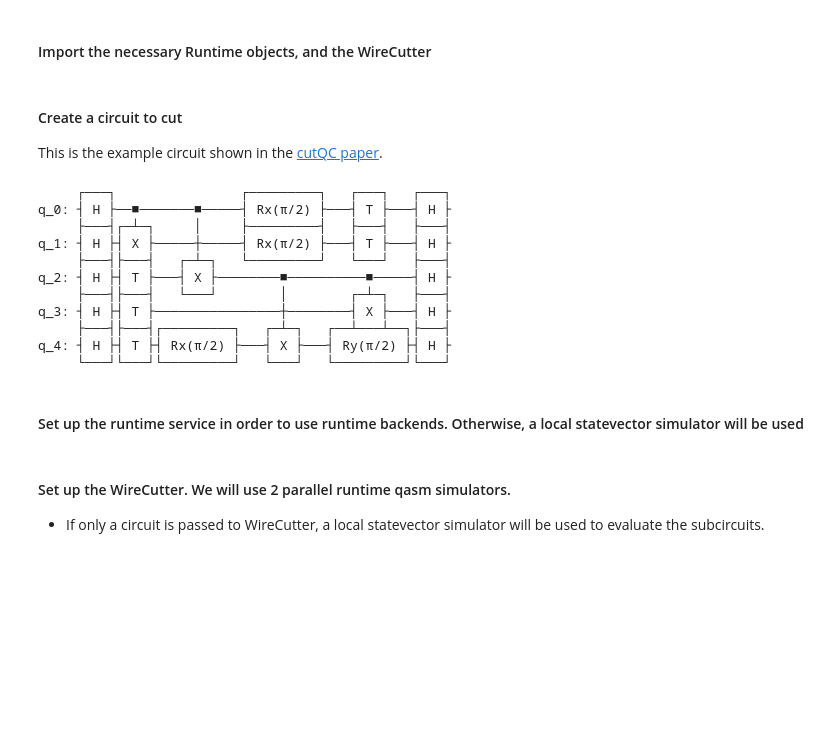
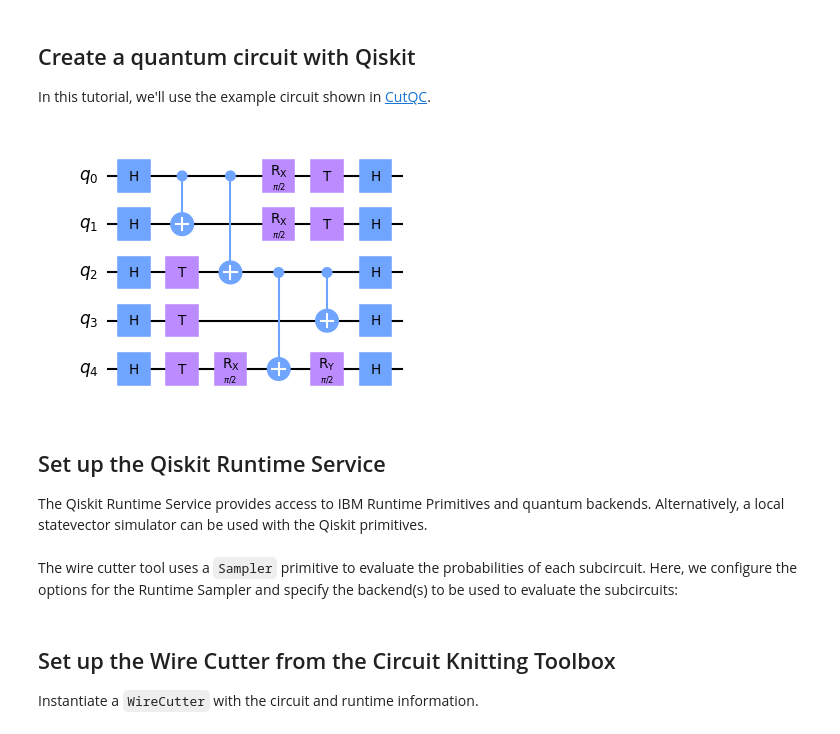
Before and after one commit to Qiskit/qiskit-addon-cutting, a Jupyter notebook: docs/circuit_cutting/tutorials/tutorial_2_circuit_cutting_manual_cutting.ipynb, the cells around one changed output. Saved outputs shown, nothing was run; the diff lists cells and outputs as text; code cells hidden in the pictures; blank space fills up the shorter version.

Commit message:
update cutting tutorials 1 and 2

```diff
--- a/docs/circuit_cutting/tutorials/tutorial_2_circuit_cutting_manual_cutting.ipynb
+++ b/docs/circuit_cutting/tutorials/tutorial_2_circuit_cutting_manual_cutting.ipynb
@@ -3,2 +12,0 @@
-# %% [markdown]
-#### Import the necessary Runtime objects, and the WireCutter
@@ -14,41 +13,37 @@ from circuit_knitting_toolbox.circuit_cutting import WireCutter
 # %% [markdown]
-#### Create a circuit to cut
+## Create a quantum circuit with Qiskit
 
-This is the example circuit shown in the [cutQC paper](https://dl.acm.org/doi/10.1145/3445814.3446758).
+In this tutorial, we'll use the example circuit shown in [CutQC](https://dl.acm.org/doi/10.1145/3445814.3446758).
 # %%
+import numpy as np
+from qiskit import QuantumCircuit
+
 num_qubits = 5
 
 circuit = QuantumCircuit(num_qubits)
 for i in range(num_qubits):
     circuit.h(i)
 circuit.cx(0, 1)
 for i in range(2, num_qubits):
     circuit.t(i)
 circuit.cx(0, 2)
 circuit.rx(np.pi / 2, 4)
 circuit.rx(np.pi / 2, 0)
 circuit.rx(np.pi / 2, 1)
 circuit.cx(2, 4)
 circuit.t(0)
 circuit.t(1)
 circuit.cx(2, 3)
 circuit.ry(np.pi / 2, 4)
 for i in range(num_qubits):
     circuit.h(i)
 
-circuit.draw()
+circuit.draw('mpl', fold=-1, scale=0.75)
 # %% [output]
-     ┌───┐                ┌─────────┐   ┌───┐   ┌───┐
-q_0: ┤ H ├──■───────■─────┤ Rx(π/2) ├───┤ T ├───┤ H ├
-     ├───┤┌─┴─┐     │     ├─────────┤   ├───┤   ├───┤
-q_1: ┤ H ├┤ X ├─────┼─────┤ Rx(π/2) ├───┤ T ├───┤ H ├
-     ├───┤├───┤   ┌─┴─┐   └─────────┘   └───┘   ├───┤
-q_2: ┤ H ├┤ T ├───┤ X ├────────■──────────■─────┤ H ├
-     ├───┤├───┤   └───┘        │        ┌─┴─┐   ├───┤
-q_3: ┤ H ├┤ T ├────────────────┼────────┤ X ├───┤ H ├
-     ├───┤├───┤┌─────────┐   ┌─┴─┐   ┌──┴───┴──┐├───┤
-q_4: ┤ H ├┤ T ├┤ Rx(π/2) ├───┤ X ├───┤ Ry(π/2) ├┤ H ├
-     └───┘└───┘└─────────┘   └───┘   └─────────┘└───┘
+[figure, added]
 # %% [markdown]
-#### Set up the runtime service in order to use runtime backends. Otherwise, a local statevector simulator will be used
+## Set up the Qiskit Runtime Service
+
+The Qiskit Runtime Service provides access to IBM Runtime Primitives and quantum backends.
+Alternatively, a local statevector simulator can be used with the Qiskit primitives.
 # %%
@@ -56,3 +56,5 @@ service = QiskitRuntimeService(
     channel="ibm_quantum",
     token="<YOUR_API_TOKEN>",
 )
+# %% [markdown]
+The wire cutter tool uses a `Sampler` primitive to evaluate the probabilities of each subcircuit. Here, we configure the options for the Runtime Sampler and specify the backend(s) to be used to evaluate the subcircuits:
@@ -59,4 +67,5 @@ service = QiskitRuntimeService(
 # %% [markdown]
-#### Set up the WireCutter. We will use 2 parallel runtime qasm simulators.
- * If only a circuit is passed to WireCutter, a local statevector simulator will be used to evaluate the subcircuits.
+## Set up the Wire Cutter from the Circuit Knitting Toolbox
+
+Instantiate a `WireCutter` with the circuit and runtime information.
 # %%
```
Also changed, not shown: parts of 22 cells of this notebook, 1 other file.
